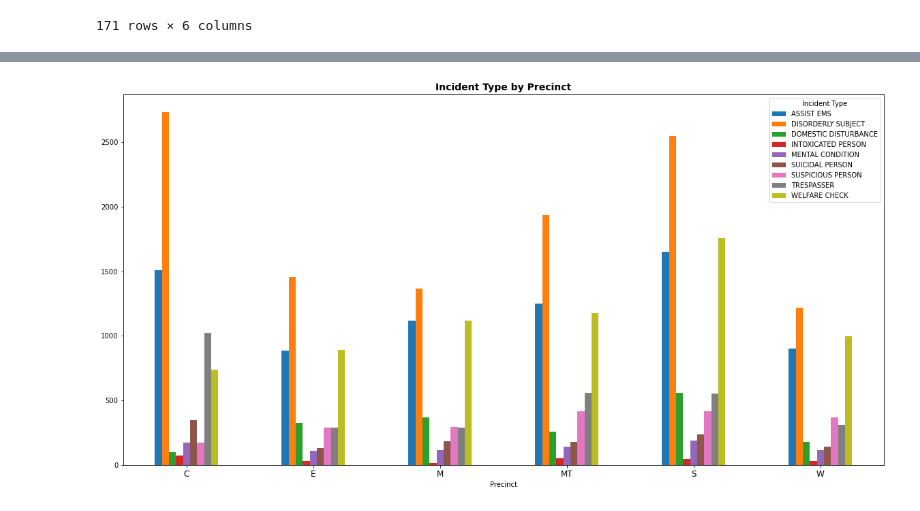
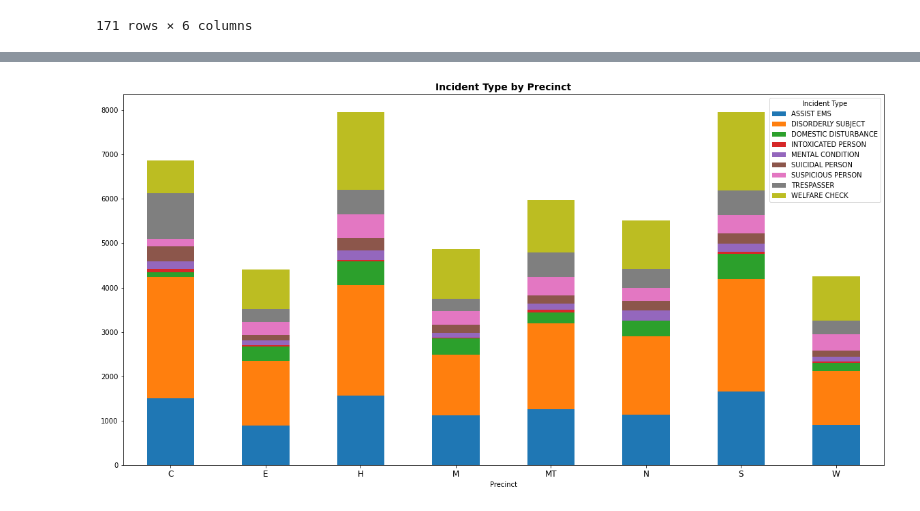
Before and after one commit to parallel-parker/partners_in_care, a Jupyter notebook: Notebook/Police_Calls_1.ipynb, the cells around one changed output, grey strips where cells are left out. Cells and saved outputs as stored; diff of their text form; code cells hidden in the pictures.

```diff
--- a/Notebook/Police_Calls_1.ipynb
+++ b/Notebook/Police_Calls_1.ipynb
@@ -385,0 +411,8 @@ pc
+# %%
+#Using the .loc method, removing the following precinct CMD1,CMD2,CW,PSW.(THIS METHOD KEEPS ALL THE FOLLOWING PRECINCT AND
+#ANYTHING THAT IS NOT MENTIONED IS NOT DISPLAYED)(PRECINCT N AND H ALREADY HAVE THE PILOT PROGRAM RUNNING BUT I STILL ADDED IT)
+police_calls_filtered=police_calls.loc[(police_calls['Precinct'] == 'C')
+                 | (police_calls['Precinct']== 'S') | (police_calls['Precinct']== 'MT')
+                 | (police_calls['Precinct']== 'M') | (police_calls['Precinct']== 'E')
+                 | (police_calls['Precinct']== 'W') | (police_calls['Precinct']== 'N')
+                 | (police_calls['Precinct']== 'H')]
@@ -418,10 +470,13 @@ police_calls_filtered=police_calls.loc[(police_calls['Precinct'] == 'C')
 # %%
+# this is a stacked bar graph representing the same thing as the graph above
+
 pd.crosstab(police_calls_filtered['Precinct'], police_calls_filtered['Incident Type']).plot(kind = 'bar',
-                                                                          figsize = (20, 10))
+                                                                    stacked = True,
+                                                                     figsize = (20, 10))
 plt.xticks(rotation = 0,
            fontsize = 12)
 plt.title('Incident Type by Precinct',
          fontsize = 14,
          fontweight = 'bold');
 # %% [output]
-[figure, old version]
+[figure, new version]
```
Also changed, not shown: parts of 25 cells of this notebook, 7 other files.
